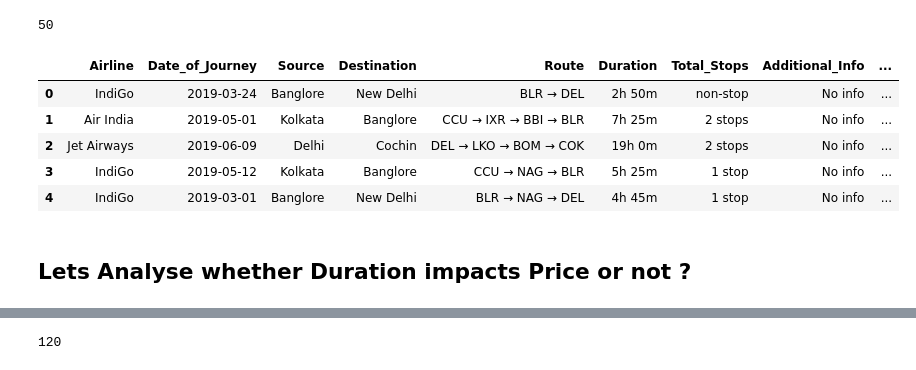
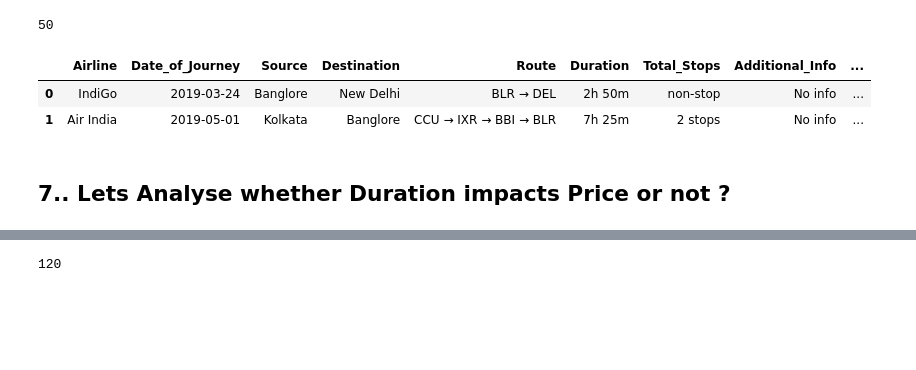
Before and after one commit to aryan090/Predicting_AirlineTicket_Fare_Data_Analysis, a Jupyter notebook: AirlineFarePrediction.ipynb, the cells around one changed output, grey strips where cells are left out. Cells and saved outputs as stored; diff of their text form; code cells hidden in the pictures; blank space fills up the shorter version.

```diff
--- a/AirlineFarePrediction.ipynb
+++ b/AirlineFarePrediction.ipynb
@@ -181,3 +179,5 @@ data = data_train.copy()
+# %%
+data = train_data.copy()
 # %%
 data.columns
 # %% [output]
@@ -413,11 +386,11 @@ data.head()
 # %%
-def prepross_duration(x):
+def preprocess_duration(x):
     if 'h' not in x:
         x = '0h' + ' ' + x
     elif 'm' not in x:
-        x = x + ' ' + '0m'
+        x = x + ' ' +'0m'
 
     return x
 # %%
-data['Duration'] = data['Duration'].apply(prepross_duration)
+data['Duration'] = data['Duration'].apply(preprocess_duration)
 # %%
@@ -456,15 +447,12 @@ int('2h 50m'.split(' ')[1][0:-1])
 # %%
 data['Duration_hours'] = data['Duration'].apply(lambda x : int(x.split(' ')[0][0:-1]))
 # %%
-data['Duration_minute'] = data['Duration'].apply(lambda x : int(x.split(' ')[1][0:-1]))
+data['Duration_mins'] = data['Duration'].apply(lambda x : int(x.split(' ')[1][0:-1]))
 # %%
-data.head()
+data.head(2)
 # %% [output]
 |  | Airline | Date_of_Journey | Source | Destination | Route | Duration | Total_Stops | Additional_Info | ... |
 | 0 | IndiGo | 2019-03-24 | Banglore | New Delhi | BLR → DEL | 2h 50m | non-stop | No info | ... |
 | 1 | Air India | 2019-05-01 | Kolkata | Banglore | CCU → IXR → BBI → BLR | 7h 25m | 2 stops | No info | ... |
-| 2 | Jet Airways | 2019-06-09 | Delhi | Cochin | DEL → LKO → BOM → COK | 19h 0m | 2 stops | No info | ... |
-| 3 | IndiGo | 2019-05-12 | Kolkata | Banglore | CCU → NAG → BLR | 5h 25m | 1 stop | No info | ... |
-| 4 | IndiGo | 2019-03-01 | Banglore | New Delhi | BLR → NAG → DEL | 4h 45m | 1 stop | No info | ... |
 # %% [markdown]
-## Lets Analyse whether Duration impacts Price or not ?
+## 7.. Lets Analyse whether Duration impacts Price or not ?
```
Also changed, not shown: parts of 233 cells of this notebook.
